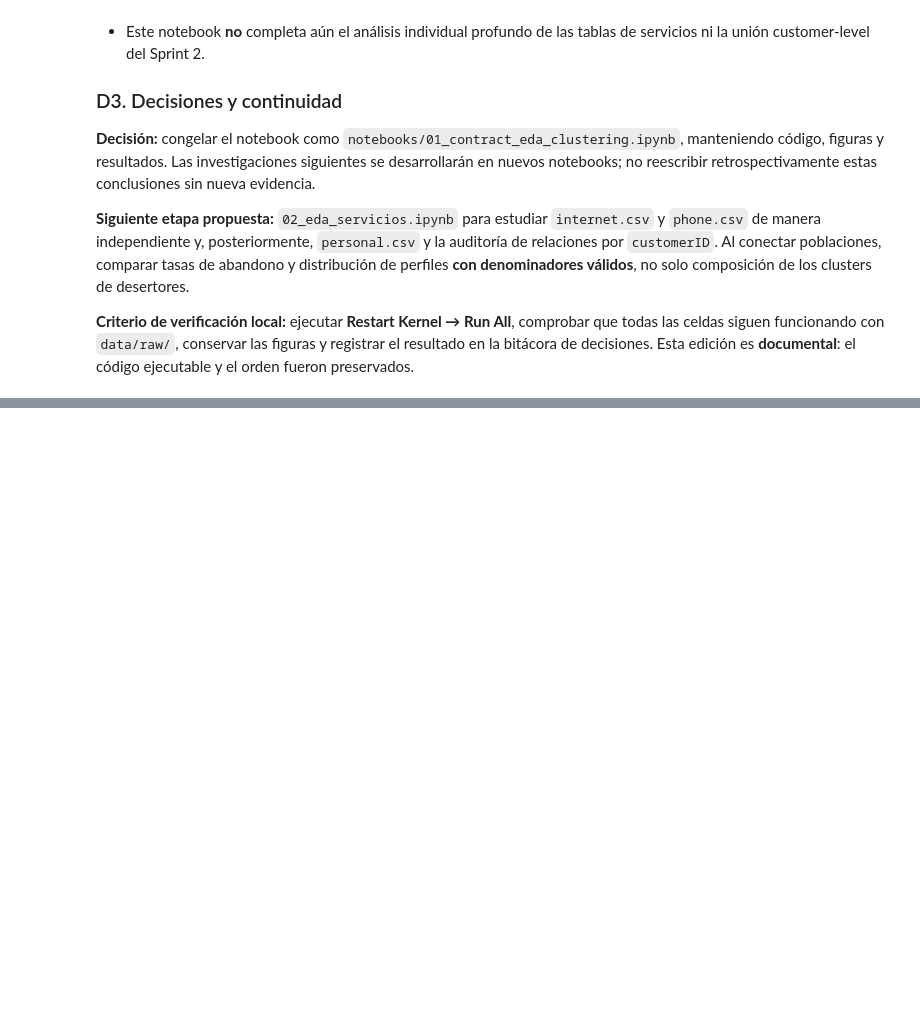
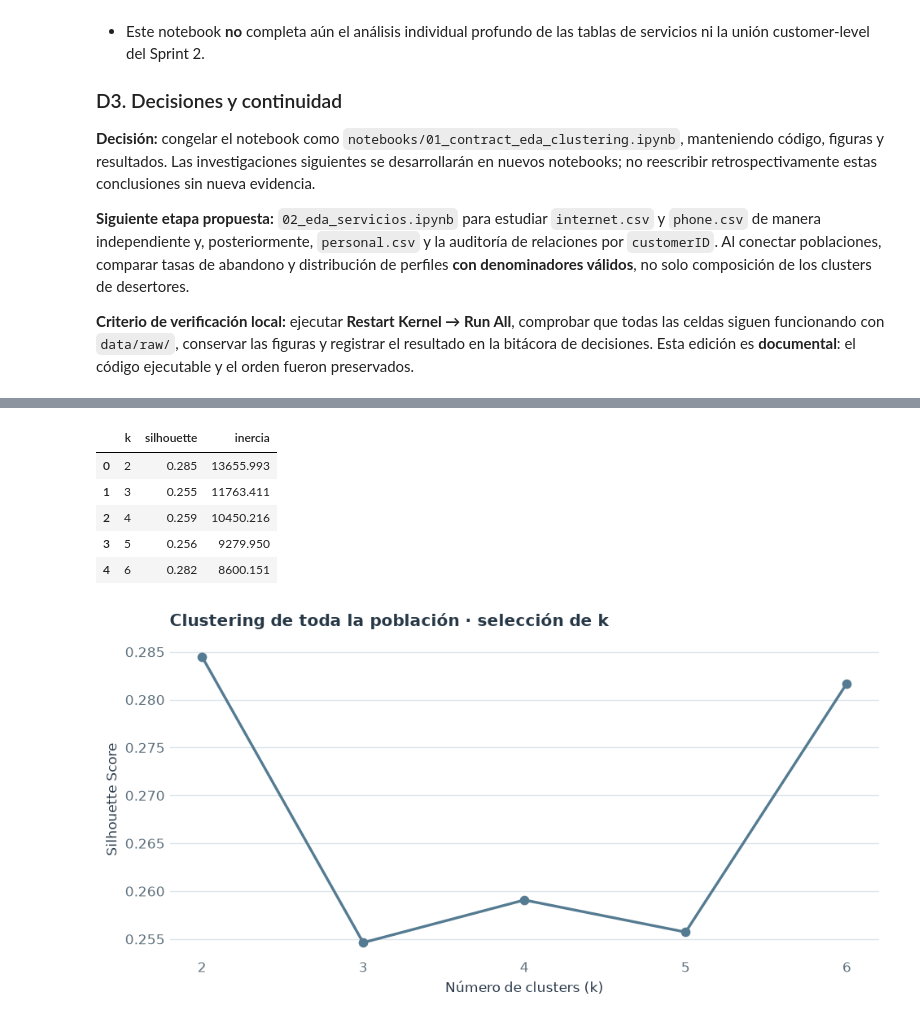
Before and after one commit to santiagoparada/interconnect-churn-prediction, a Jupyter notebook: notebooks/01_contract_eda_clustering.ipynb, the cells around one changed output, grey strips where cells are left out. Drawn from its saved outputs; the diff is of its cells as text; code cells hidden in the pictures; blank space fills up the shorter version.

```diff
--- a/notebooks/01_contract_eda_clustering.ipynb
+++ b/notebooks/01_contract_eda_clustering.ipynb
@@ -1879,0 +1943,65 @@ La tabla anterior registra **ARI = 1,000** para las cinco semillas evaluadas (**
+# %%
+
+resultados_poblacion = []
+
+for k in range(2, 7):
+    modelo = KMeans(
+        n_clusters=k,
+        random_state=42,
+        n_init=20
+    )
+
+    etiquetas = modelo.fit_predict(X_poblacion)
+
+    silueta = silhouette_score(
+        X_poblacion,
+        etiquetas,
+        sample_size=2000,
+        random_state=42
+    )
+
+    resultados_poblacion.append({
+        "k": k,
+        "silhouette": silueta,
+        "inercia": modelo.inertia_
+    })
+
+resultados_poblacion = pd.DataFrame(
+    resultados_poblacion
+)
+
+display(resultados_poblacion.round(3))
+
+fig, ax = plt.subplots(
+    figsize=(8, 4),
+    layout="constrained"
+)
+
+preparar_eje(ax)
+
+ax.plot(
+    resultados_poblacion["k"],
+    resultados_poblacion["silhouette"],
+    marker="o",
+    linewidth=2,
+    color=COLOR["referencia"]
+)
+
+ax.set_xticks(resultados_poblacion["k"])
+ax.set_xlabel("Número de clusters (k)")
+ax.set_ylabel("Silhouette Score")
+ax.set_title(
+    "Clustering de toda la población · selección de k",
+    loc="left",
+    pad=12
+)
+
+plt.show()
+# %% [output]
+|  | k | silhouette | inercia |
+| 0 | 2 | 0.285 | 13655.993 |
+| 1 | 3 | 0.255 | 11763.411 |
+| 2 | 4 | 0.259 | 10450.216 |
+| 3 | 5 | 0.256 | 9279.950 |
+| 4 | 6 | 0.282 | 8600.151 |
+[figure, added]
```
Also changed, not shown: parts of 9 cells of this notebook, 3 other files.
